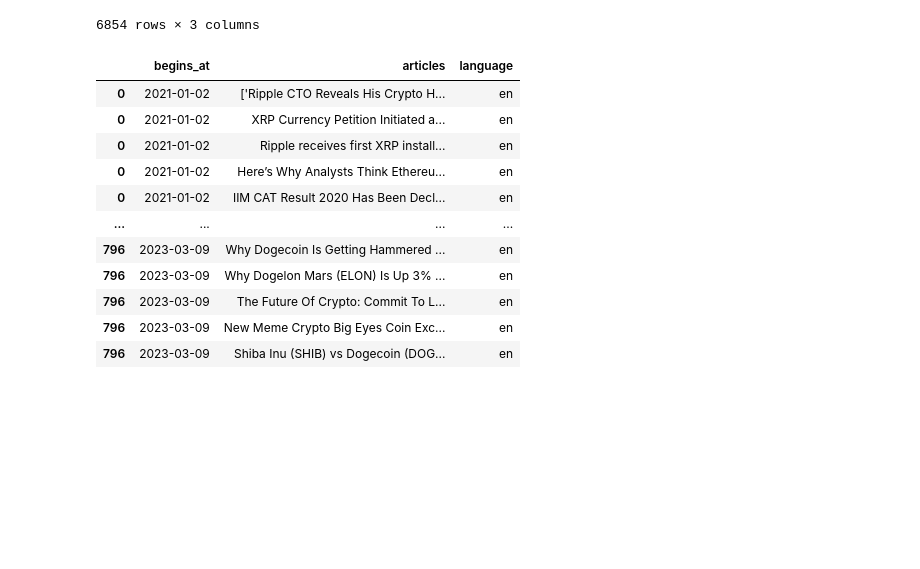
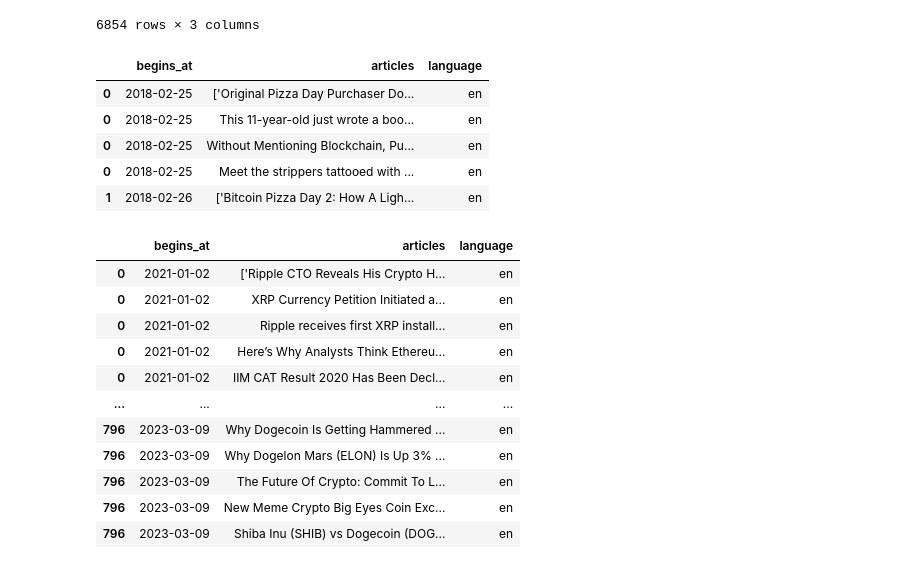
Before and after one commit to zarbin/UTA_Project-4, a Jupyter notebook: sandbox/JennS/sentiment_analysis_auto.ipynb, the cells around one changed output. Drawn from its saved outputs; the diff is of its cells as text; code cells hidden in the pictures; blank space fills up the shorter version.

```diff
--- a/sandbox/JennS/sentiment_analysis_auto.ipynb
+++ b/sandbox/JennS/sentiment_analysis_auto.ipynb
@@ -211,4 +215,17 @@ doge_clean
 | 796 | 2023-03-09 | New Meme Crypto Big Eyes Coin Exc... | en |
 | 796 | 2023-03-09 | Shiba Inu (SHIB) vs Dogecoin (DOG... | en |
 6854 rows × 3 columns
+# %%
+# BTC
+
+# Clean the doge data via the clean function
+btc_clean = clean_data(btc_df)
+btc_clean.head(5)
+# %% [output]
+|  | begins_at | articles | language |
+| 0 | 2018-02-25 | ['Original Pizza Day Purchaser Do... | en |
+| 0 | 2018-02-25 | This 11-year-old just wrote a boo... | en |
+| 0 | 2018-02-25 | Without Mentioning Blockchain, Pu... | en |
+| 0 | 2018-02-25 | Meet the strippers tattooed with ... | en |
+| 1 | 2018-02-26 | ['Bitcoin Pizza Day 2: How A Ligh... | en |
 # %%
```
Also changed, not shown: parts of 7 cells of this notebook, 1 other file.
